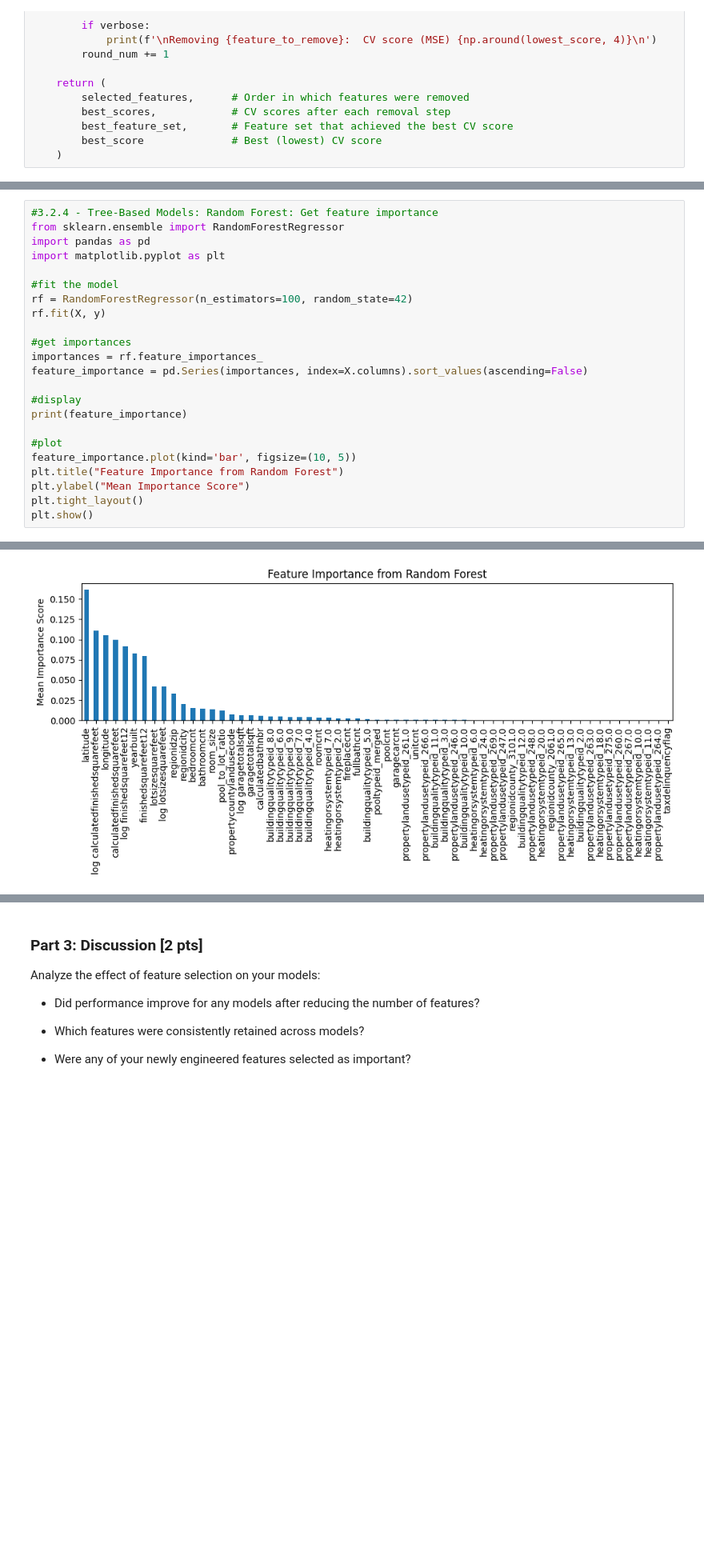
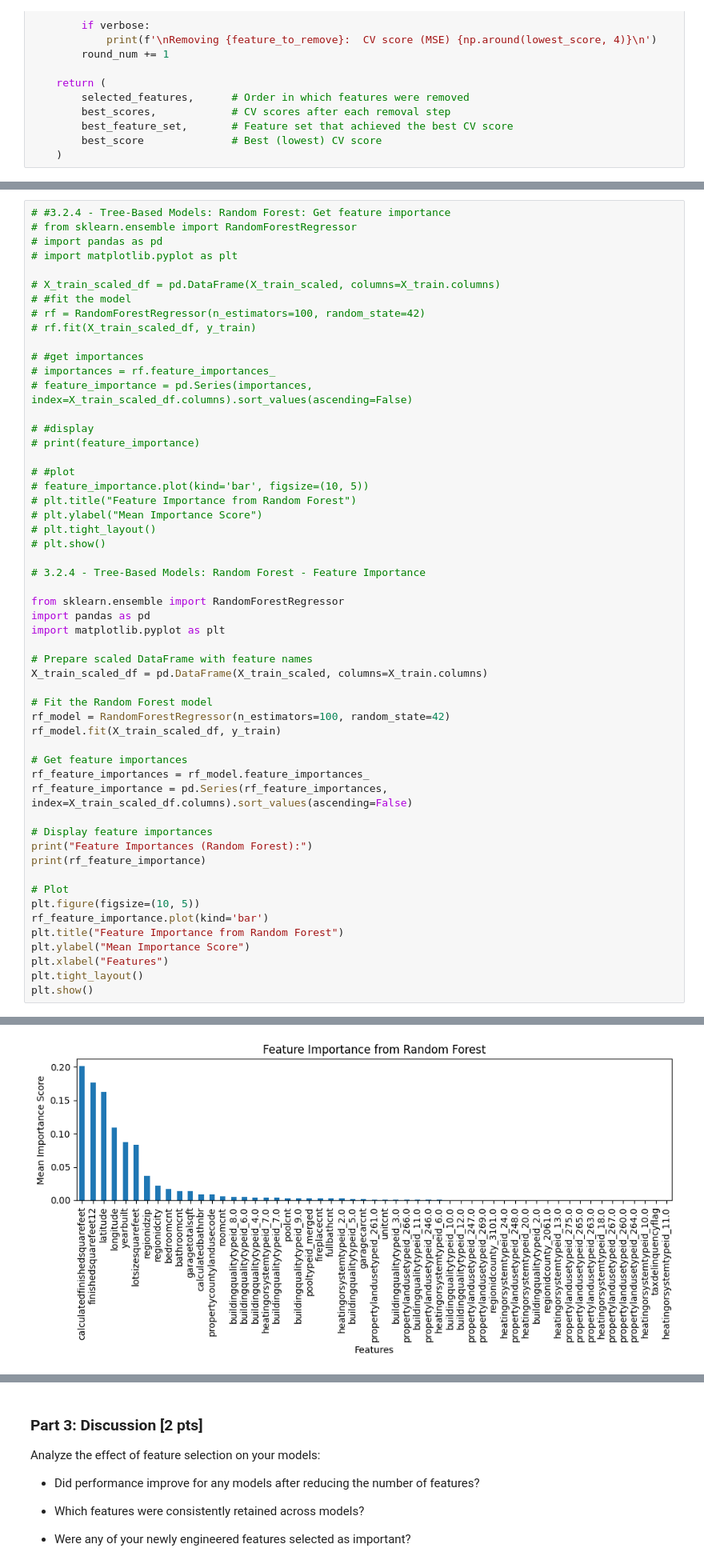
Before and after one commit to asaparson/DX603-Milestone2, a Jupyter notebook: Milestone_02.ipynb, the cells around one changed output, grey strips where cells are left out. Shown at 80% size. Drawn from its saved outputs; the diff is of its cells as text; blank space fills up the shorter version.

```diff
--- a/Milestone_02.ipynb
+++ b/Milestone_02.ipynb
@@ -790,24 +1041,55 @@ Length: 61, dtype: float64
 # %%
-#3.2.4 - Tree-Based Models: Random Forest: Get feature importance
+# #3.2.4 - Tree-Based Models: Random Forest: Get feature importance
+# from sklearn.ensemble import RandomForestRegressor
+# import pandas as pd
+# import matplotlib.pyplot as plt
+
+# X_train_scaled_df = pd.DataFrame(X_train_scaled, columns=X_train.columns)
+# #fit the model
+# rf = RandomForestRegressor(n_estimators=100, random_state=42)
+# rf.fit(X_train_scaled_df, y_train)
+
+# #get importances
+# importances = rf.feature_importances_
+# feature_importance = pd.Series(importances, index=X_train_scaled_df.columns).sort_values(ascending=False)
+
+# #display
+# print(feature_importance)
+
+# #plot
+# feature_importance.plot(kind='bar', figsize=(10, 5))
+# plt.title("Feature Importance from Random Forest")
+# plt.ylabel("Mean Importance Score")
+# plt.tight_layout()
+# plt.show()
+
+# 3.2.4 - Tree-Based Models: Random Forest - Feature Importance
+
 from sklearn.ensemble import RandomForestRegressor
 import pandas as pd
 import matplotlib.pyplot as plt
 
-#fit the model
-rf = RandomForestRegressor(n_estimators=100, random_state=42)
-rf.fit(X, y)
+# Prepare scaled DataFrame with feature names
+X_train_scaled_df = pd.DataFrame(X_train_scaled, columns=X_train.columns)
 
-#get importances
-importances = rf.feature_importances_
-feature_importance = pd.Series(importances, index=X.columns).sort_values(ascending=False)
+# Fit the Random Forest model
+rf_model = RandomForestRegressor(n_estimators=100, random_state=42)
+rf_model.fit(X_train_scaled_df, y_train)
 
-#display
-print(feature_importance)
+# Get feature importances
+rf_feature_importances = rf_model.feature_importances_
+rf_feature_importance = pd.Series(rf_feature_importances, index=X_train_scaled_df.columns).sort_values(ascending=False)
 
-#plot
-feature_importance.plot(kind='bar', figsize=(10, 5))
+# Display feature importances
+print("Feature Importances (Random Forest):")
+print(rf_feature_importance)
+
+# Plot
+plt.figure(figsize=(10, 5))
+rf_feature_importance.plot(kind='bar')
 plt.title("Feature Importance from Random Forest")
 plt.ylabel("Mean Importance Score")
+plt.xlabel("Features")
 plt.tight_layout()
 plt.show()
 # %% [output]
@@ -826 +1113 @@ Length: 61, dtype: float64
-[figure, old version]
+[figure, new version]
```
Also changed, not shown: parts of 12 cells of this notebook.
